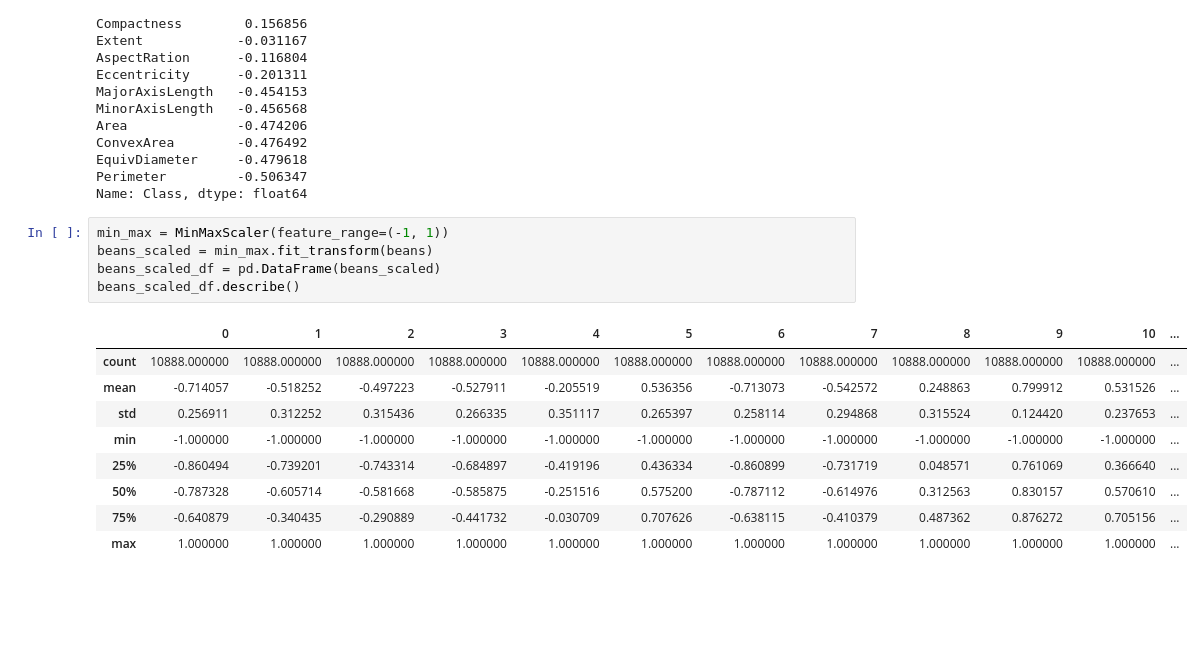
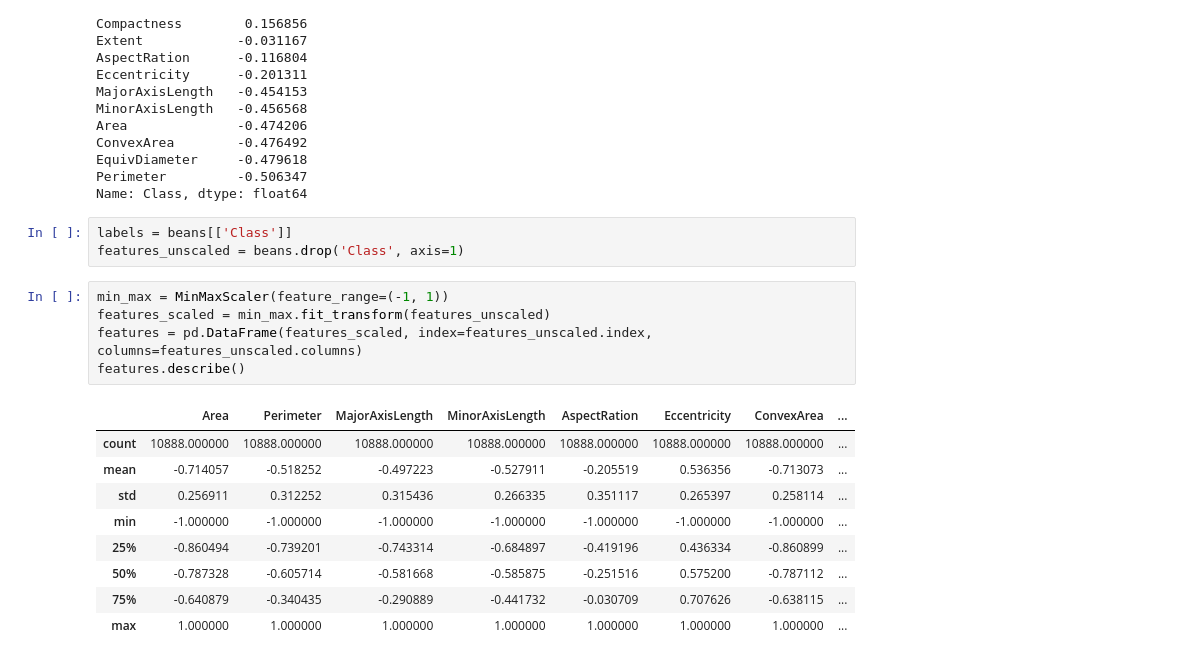
Before and after one commit to ronanhacker/killer-beans, a Jupyter notebook: DryBeanClassifier.ipynb, the cells around one changed output. Drawn from its saved outputs; the diff is of its cells as text; blank space fills up the shorter version.

```diff
--- a/DryBeanClassifier.ipynb
+++ b/DryBeanClassifier.ipynb
@@ -91,18 +97,21 @@ ConvexArea        -0.476492
 EquivDiameter     -0.479618
 Perimeter         -0.506347
 Name: Class, dtype: float64
+# %%
+labels = beans[['Class']]
+features_unscaled = beans.drop('Class', axis=1)
 # %%
 min_max = MinMaxScaler(feature_range=(-1, 1))
-beans_scaled = min_max.fit_transform(beans)
-beans_scaled_df = pd.DataFrame(beans_scaled)
-beans_scaled_df.describe()
+features_scaled = min_max.fit_transform(features_unscaled)
+features = pd.DataFrame(features_scaled, index=features_unscaled.index, columns=features_unscaled.columns)
+features.describe()
 # %% [output]
-|  | 0 | 1 | 2 | 3 | 4 | 5 | 6 | 7 | 8 | 9 | 10 | ... |
-| count | 10888.000000 | 10888.000000 | 10888.000000 | 10888.000000 | 10888.000000 | 10888.000000 | 10888.000000 | 10888.000000 | 10888.000000 | 10888.000000 | 10888.000000 | ... |
-| mean | -0.714057 | -0.518252 | -0.497223 | -0.527911 | -0.205519 | 0.536356 | -0.713073 | -0.542572 | 0.248863 | 0.799912 | 0.531526 | ... |
-| std | 0.256911 | 0.312252 | 0.315436 | 0.266335 | 0.351117 | 0.265397 | 0.258114 | 0.294868 | 0.315524 | 0.124420 | 0.237653 | ... |
-| min | -1.000000 | -1.000000 | -1.000000 | -1.000000 | -1.000000 | -1.000000 | -1.000000 | -1.000000 | -1.000000 | -1.000000 | -1.000000 | ... |
-| 25% | -0.860494 | -0.739201 | -0.743314 | -0.684897 | -0.419196 | 0.436334 | -0.860899 | -0.731719 | 0.048571 | 0.761069 | 0.366640 | ... |
-| 50% | -0.787328 | -0.605714 | -0.581668 | -0.585875 | -0.251516 | 0.575200 | -0.787112 | -0.614976 | 0.312563 | 0.830157 | 0.570610 | ... |
-| 75% | -0.640879 | -0.340435 | -0.290889 | -0.441732 | -0.030709 | 0.707626 | -0.638115 | -0.410379 | 0.487362 | 0.876272 | 0.705156 | ... |
-| max | 1.000000 | 1.000000 | 1.000000 | 1.000000 | 1.000000 | 1.000000 | 1.000000 | 1.000000 | 1.000000 | 1.000000 | 1.000000 | ... |
+|  | Area | Perimeter | MajorAxisLength | MinorAxisLength | AspectRation | Eccentricity | ConvexArea | ... |
+| count | 10888.000000 | 10888.000000 | 10888.000000 | 10888.000000 | 10888.000000 | 10888.000000 | 10888.000000 | ... |
+| mean | -0.714057 | -0.518252 | -0.497223 | -0.527911 | -0.205519 | 0.536356 | -0.713073 | ... |
+| std | 0.256911 | 0.312252 | 0.315436 | 0.266335 | 0.351117 | 0.265397 | 0.258114 | ... |
+| min | -1.000000 | -1.000000 | -1.000000 | -1.000000 | -1.000000 | -1.000000 | -1.000000 | ... |
+| 25% | -0.860494 | -0.739201 | -0.743314 | -0.684897 | -0.419196 | 0.436334 | -0.860899 | ... |
+| 50% | -0.787328 | -0.605714 | -0.581668 | -0.585875 | -0.251516 | 0.575200 | -0.787112 | ... |
+| 75% | -0.640879 | -0.340435 | -0.290889 | -0.441732 | -0.030709 | 0.707626 | -0.638115 | ... |
+| max | 1.000000 | 1.000000 | 1.000000 | 1.000000 | 1.000000 | 1.000000 | 1.000000 | ... |
```
Also changed, not shown: parts of 11 cells of this notebook.
